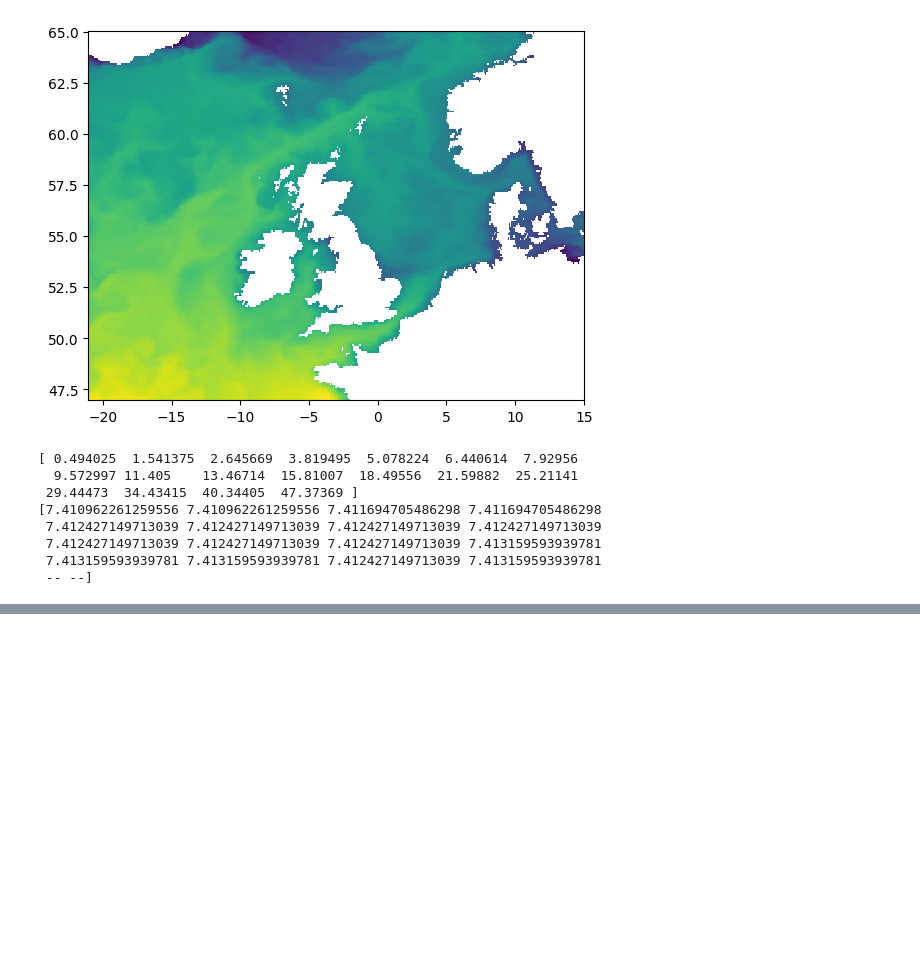
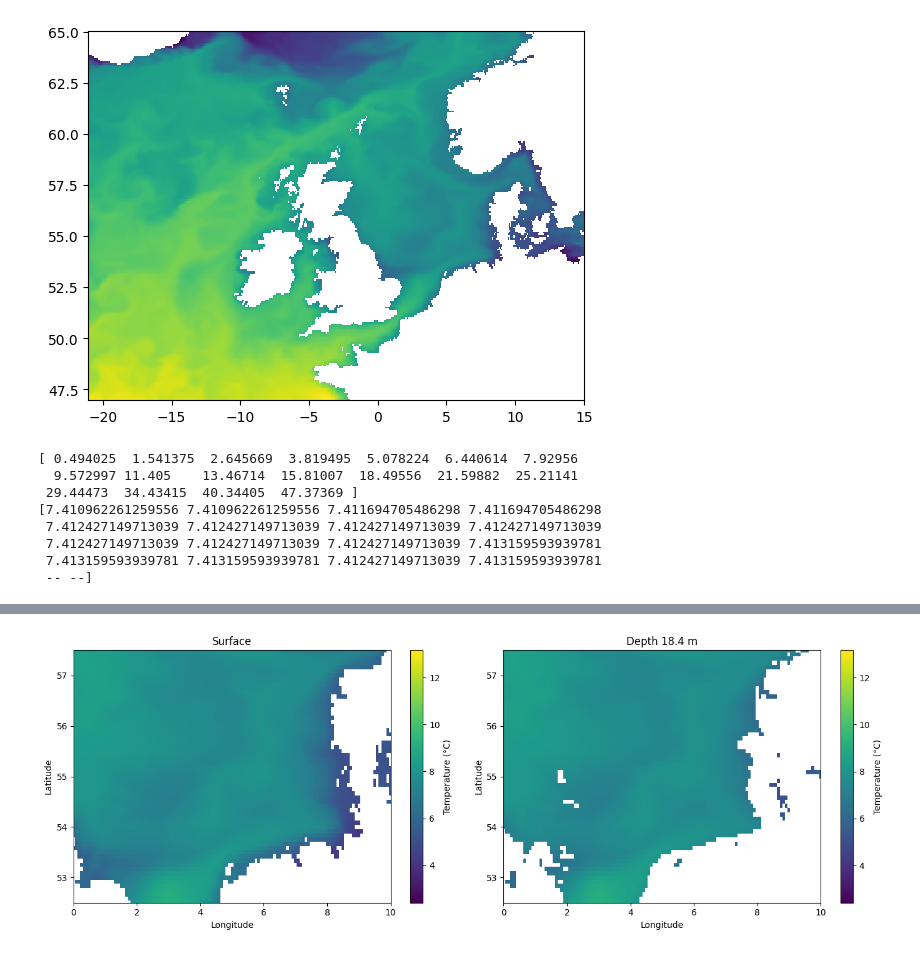
Before and after one commit to natslimak/OceanCourses, a Jupyter notebook: DigitalOcean/Assignment_1.ipynb, the cells around one changed output, grey strips where cells are left out. Saved outputs shown, nothing was run; the diff lists cells and outputs as text; code cells hidden in the pictures; blank space fills up the shorter version.

```diff
--- a/DigitalOcean/Assignment_1.ipynb
+++ b/DigitalOcean/Assignment_1.ipynb
@@ -44,0 +137,28 @@ print(tempdata[0,:,100,300])
+# %%
+# Create side-by-side plots
+fig, (ax1, ax2) = plt.subplots(1, 2, figsize=(14, 5))
+
+# First plot - surface (depth index 0)
+im1 = ax1.pcolormesh(X, Y, tempdata[0,0], shading='nearest')
+ax1.set_xlabel('Longitude')
+ax1.set_ylabel('Latitude')
+ax1.set_title('Surface')
+ax1.set_xlim(0, 10)
+ax1.set_ylim(52.5, 57.5)
+cbar1 = plt.colorbar(im1, ax=ax1)
+cbar1.set_label('Temperature (°C)')
+
+# Second plot - depth index 11
+im2 = ax2.pcolormesh(X, Y, tempdata[0,11], shading='nearest')
+ax2.set_xlabel('Longitude')
+ax2.set_ylabel('Latitude')
+ax2.set_title('Depth ' + depth[11].astype(str)[:4] + ' m')
+ax2.set_xlim(0, 10)
+ax2.set_ylim(52.5, 57.5)
+cbar2 = plt.colorbar(im2, ax=ax2)
+cbar2.set_label('Temperature (°C)')
+
+plt.tight_layout()
+plt.show()
+# %% [output]
+[figure, added]
```
Also changed, not shown: parts of 12 cells of this notebook.
